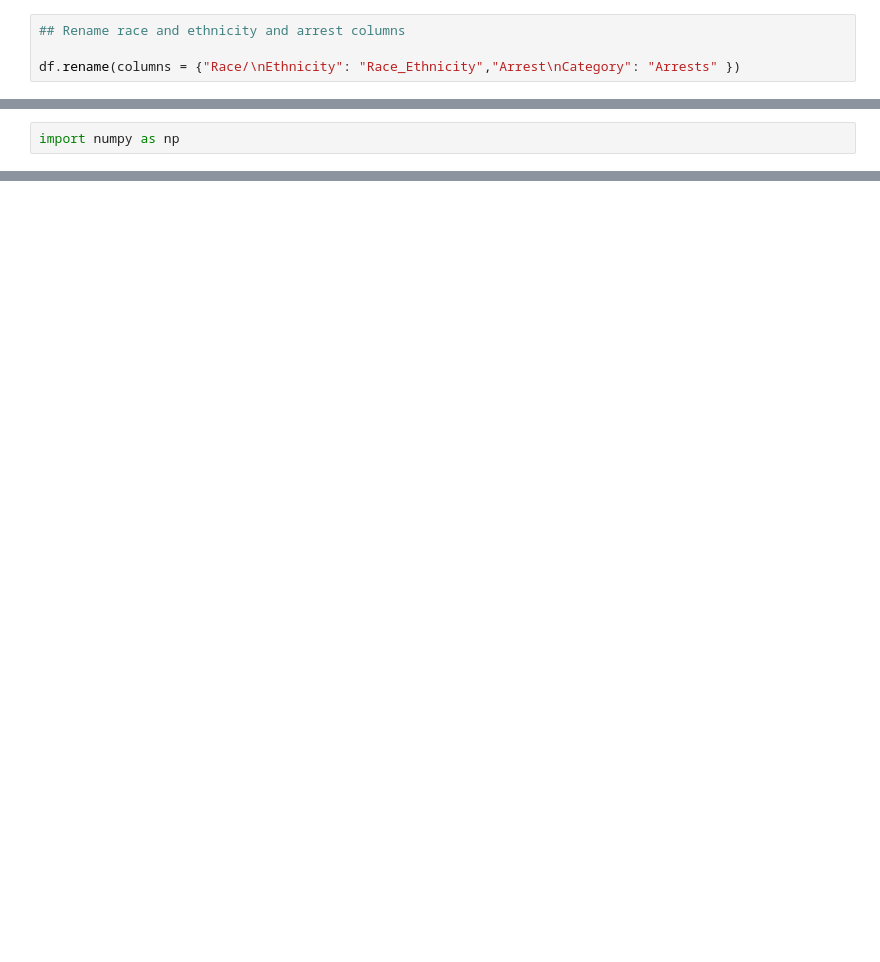
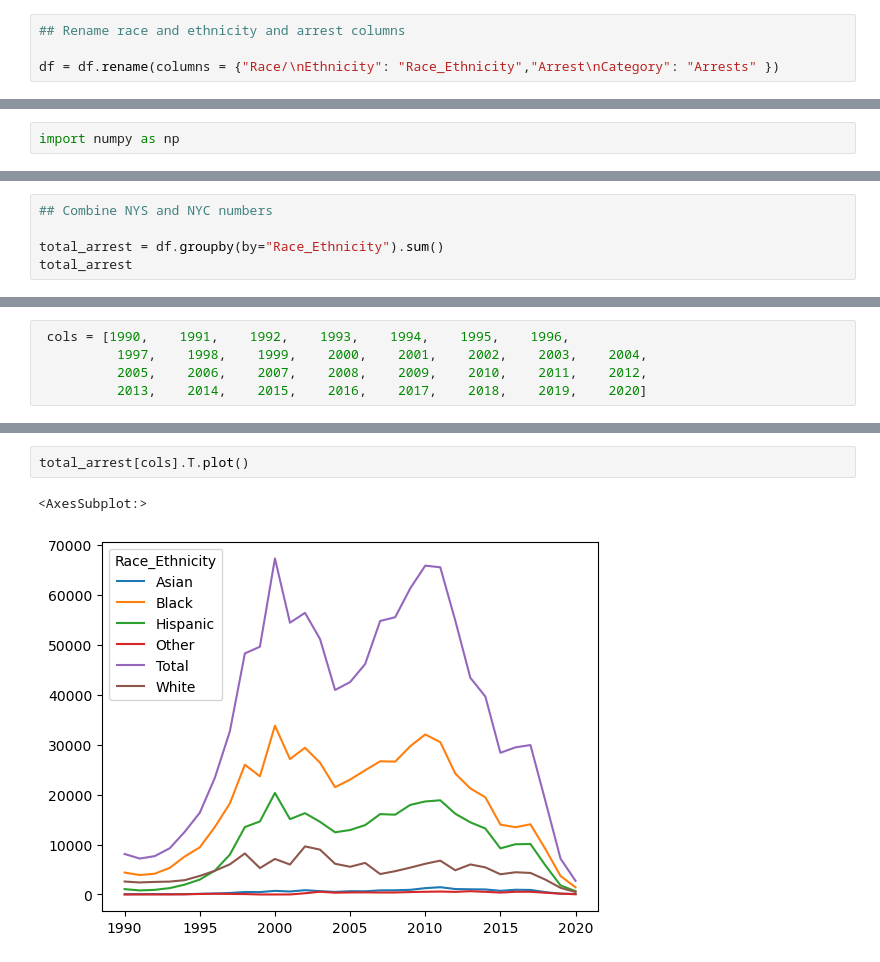
Before and after one commit to Marycunningham79/cannabis-project, a Jupyter notebook: arrests-over-time.ipynb, the cells around one changed output, grey strips where cells are left out. Cells and saved outputs as stored; diff of their text form; blank space fills up the shorter version.

```diff
--- a/arrests-over-time.ipynb
+++ b/arrests-over-time.ipynb
@@ -149,4 +149,4 @@ df
 # %%
 ## Rename race and ethnicity and arrest columns
 
-df.rename(columns = {"Race/\nEthnicity": "Race_Ethnicity","Arrest\nCategory": "Arrests" })
+df = df.rename(columns = {"Race/\nEthnicity": "Race_Ethnicity","Arrest\nCategory": "Arrests" })
@@ -181,0 +176,5 @@ all_arrests
+# %%
+## Combine NYS and NYC numbers
+
+total_arrest = df.groupby(by="Race_Ethnicity").sum()
+total_arrest
@@ -181,0 +236,5 @@ all_arrests
+# %%
+ cols = [1990,    1991,    1992,    1993,    1994,    1995,    1996,
+          1997,    1998,    1999,    2000,    2001,    2002,    2003,    2004,
+          2005,    2006,    2007,    2008,    2009,    2010,    2011,    2012,
+          2013,    2014,    2015,    2016,    2017,    2018,    2019,    2020]
@@ -181,0 +253,5 @@ all_arrests
+# %%
+total_arrest[cols].T.plot()
+# %% [output]
+<AxesSubplot:>
+[figure, added]
```
Also changed, not shown: parts of 14 cells of this notebook.
